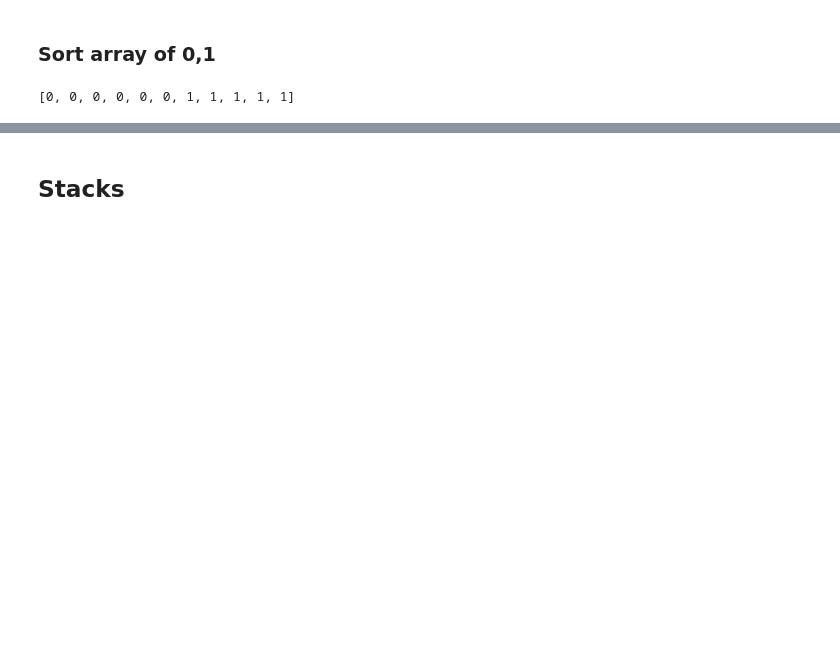
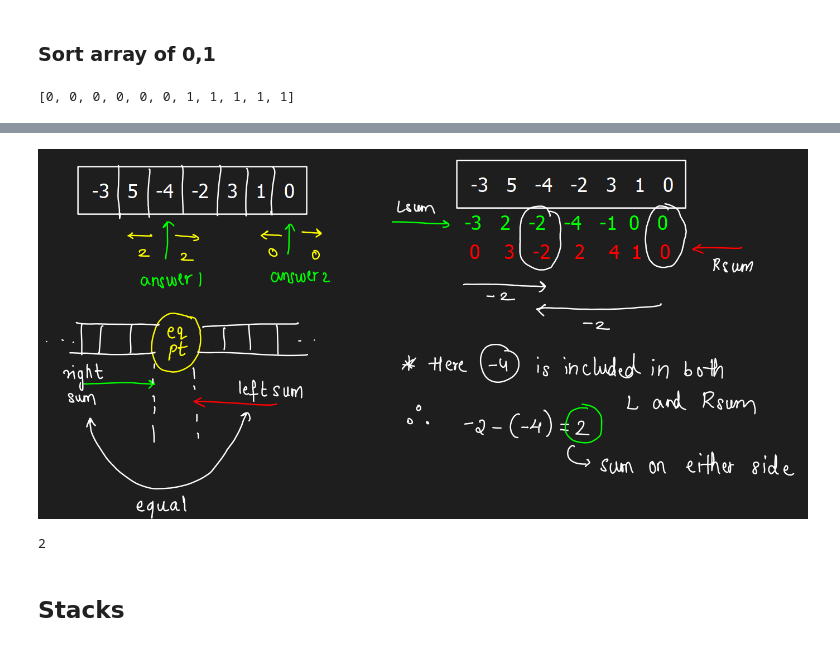
Before and after one commit to AshishSalaskar1/DS_Algo_Playground, a Jupyter notebook: Track/1Neuron_DSA.ipynb, the cells around one changed output, grey strips where cells are left out. Cells and saved outputs as stored; diff of their text form; code cells hidden in the pictures; blank space fills up the shorter version.

```diff
--- a/Track/1Neuron_DSA.ipynb
+++ b/Track/1Neuron_DSA.ipynb
@@ -78,0 +212,4 @@ Q> Why swap(hi--,mid), swap(lo++,mid++)
+# %%
+display(Image.open('src/Equilibrium_Point.png'))
+# %% [output]
+[figure, added]
@@ -79,2 +235,7 @@ Q> Why swap(hi--,mid), swap(lo++,mid++)
+# %%
+arr = [-3,5,-4,-2,3,1]
+equilibrium(arr)
+# %% [output]
+2
 # %% [markdown]
 ## Stacks
```
Also changed, not shown: parts of 31 cells of this notebook, 3 other files.
